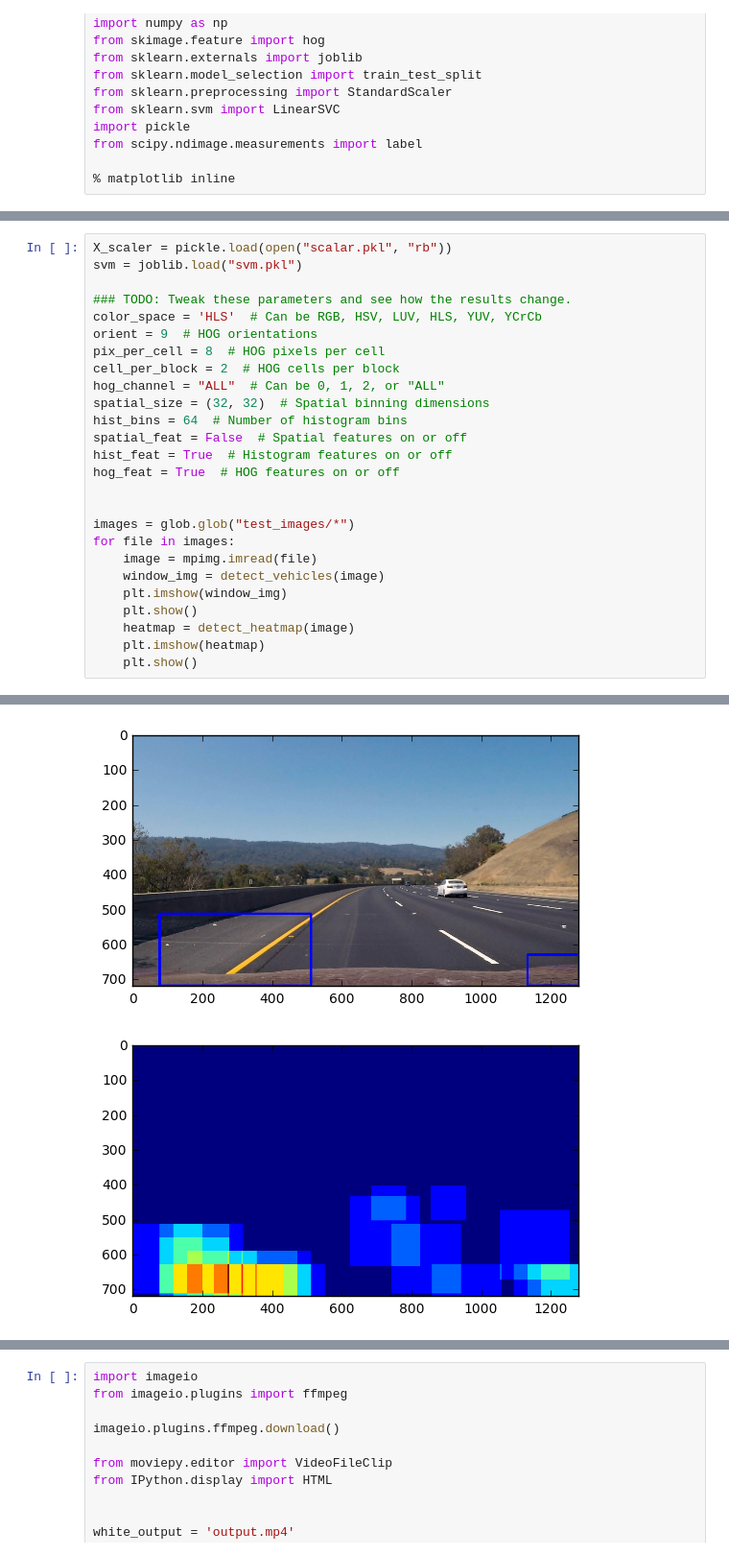
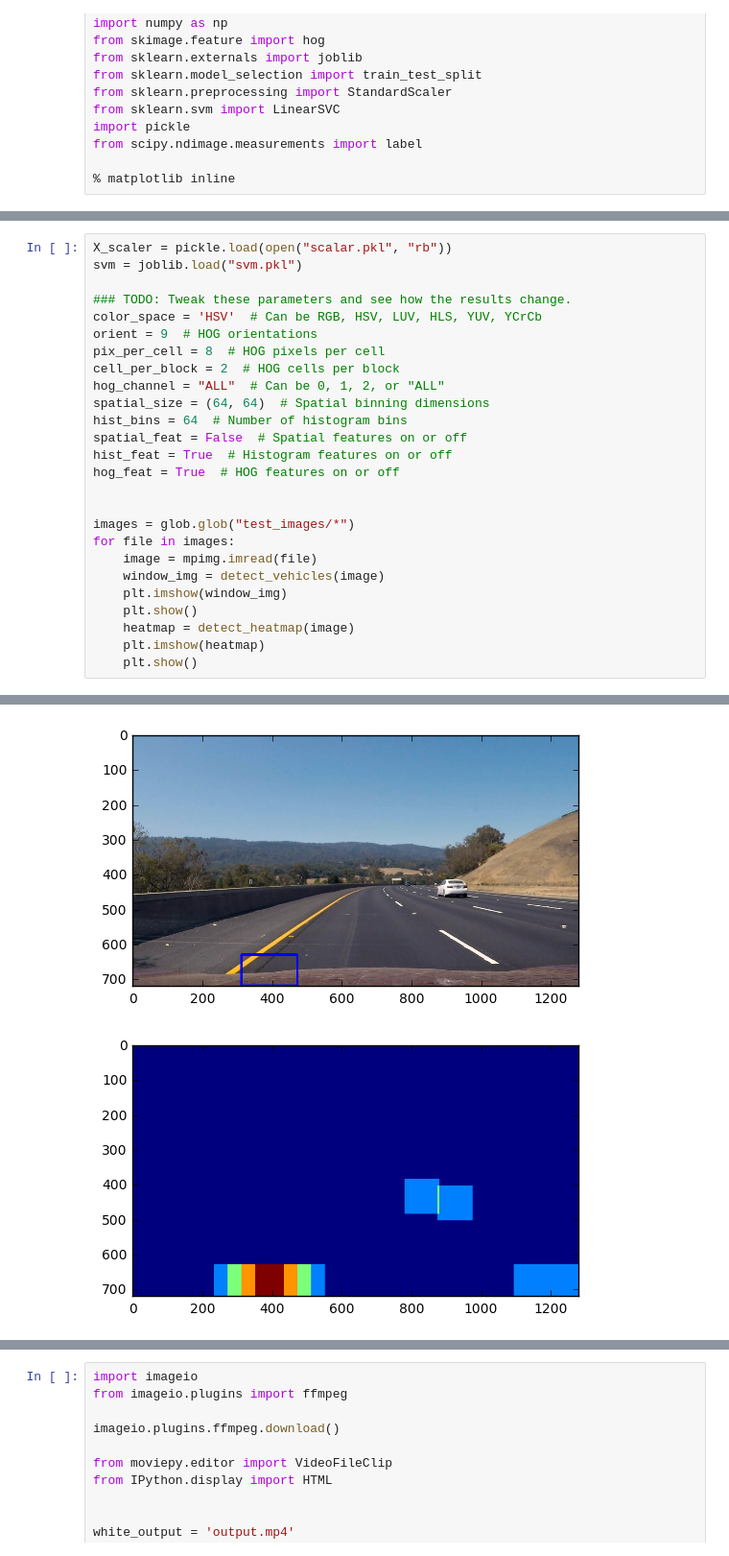
Before and after one commit to rush00121/Car-ND-Vehicle-Detection, a Jupyter notebook: vehicle-car-detection.ipynb, the cells around one changed output, grey strips where cells are left out. Shown at 96% size. Saved outputs shown, nothing was run; the diff lists cells and outputs as text.

```diff
--- a/vehicle-car-detection.ipynb
+++ b/vehicle-car-detection.ipynb
@@ -429,12 +415,12 @@ X_scaler = pickle.load(open("scalar.pkl", "rb"))
 svm = joblib.load("svm.pkl")
 
 ### TODO: Tweak these parameters and see how the results change.
-color_space = 'HLS'  # Can be RGB, HSV, LUV, HLS, YUV, YCrCb
+color_space = 'HSV'  # Can be RGB, HSV, LUV, HLS, YUV, YCrCb
 orient = 9  # HOG orientations
 pix_per_cell = 8  # HOG pixels per cell
 cell_per_block = 2  # HOG cells per block
 hog_channel = "ALL"  # Can be 0, 1, 2, or "ALL"
-spatial_size = (32, 32)  # Spatial binning dimensions
+spatial_size = (64, 64)  # Spatial binning dimensions
 hist_bins = 64  # Number of histogram bins
 spatial_feat = False  # Spatial features on or off
 hist_feat = True  # Histogram features on or off
@@ -458,2 +444,2 @@ for file in images:
-[figure, old version]
+[figure, new version]
-[figure, old version]
+[figure, new version]
```
Also changed, not shown: parts of 2 cells of this notebook, 3 other files.
